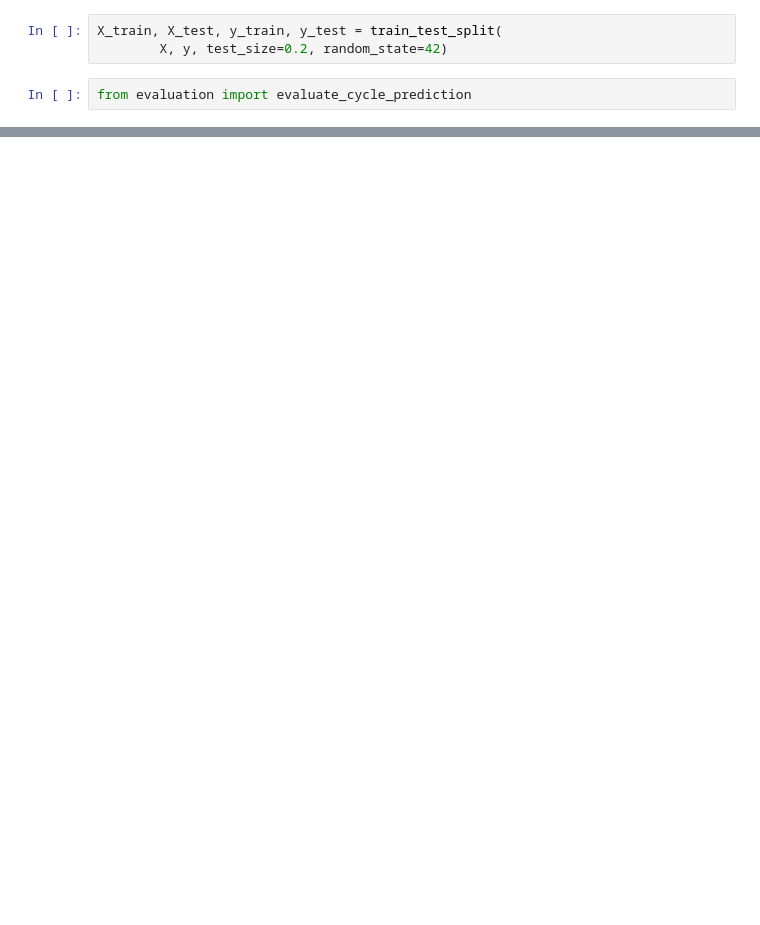
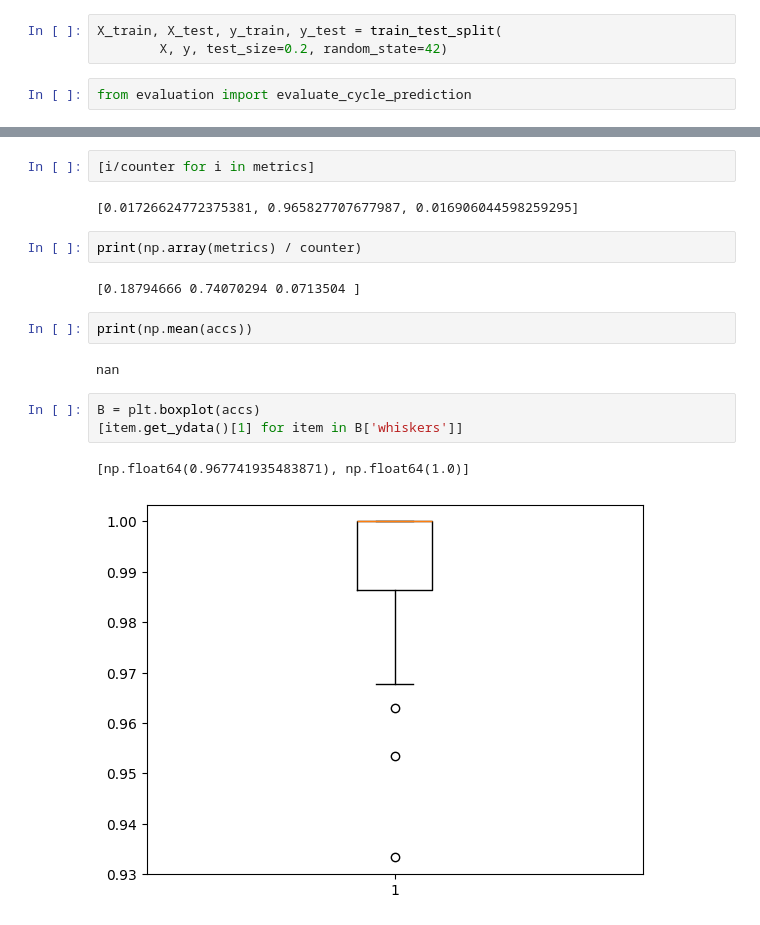
Before and after one commit to Parvfect/MotifCaller, a Jupyter notebook: synthetic_evaluation.ipynb, the cells around one changed output, grey strips where cells are left out. Saved outputs shown, nothing was run; the diff lists cells and outputs as text; blank space fills up the shorter version.

```diff
--- a/synthetic_evaluation.ipynb
+++ b/synthetic_evaluation.ipynb
@@ -189,0 +177,18 @@ for x, y in tqdm(zip(X_test, y_test), total=len(X_test)):
+# %%
+[i/counter for i in metrics]
+# %% [output]
+[0.01726624772375381, 0.965827707677987, 0.016906044598259295]
+# %%
+print(np.array(metrics) / counter)
+# %% [output]
+[0.18794666 0.74070294 0.0713504 ]
+# %%
+print(np.mean(accs))
+# %% [output]
+nan
+# %%
+B = plt.boxplot(accs)
+[item.get_ydata()[1] for item in B['whiskers']]
+# %% [output]
+[np.float64(0.967741935483871), np.float64(1.0)]
+[figure, added]
```
Also changed, not shown: parts of 16 cells of this notebook, 12 other files.
